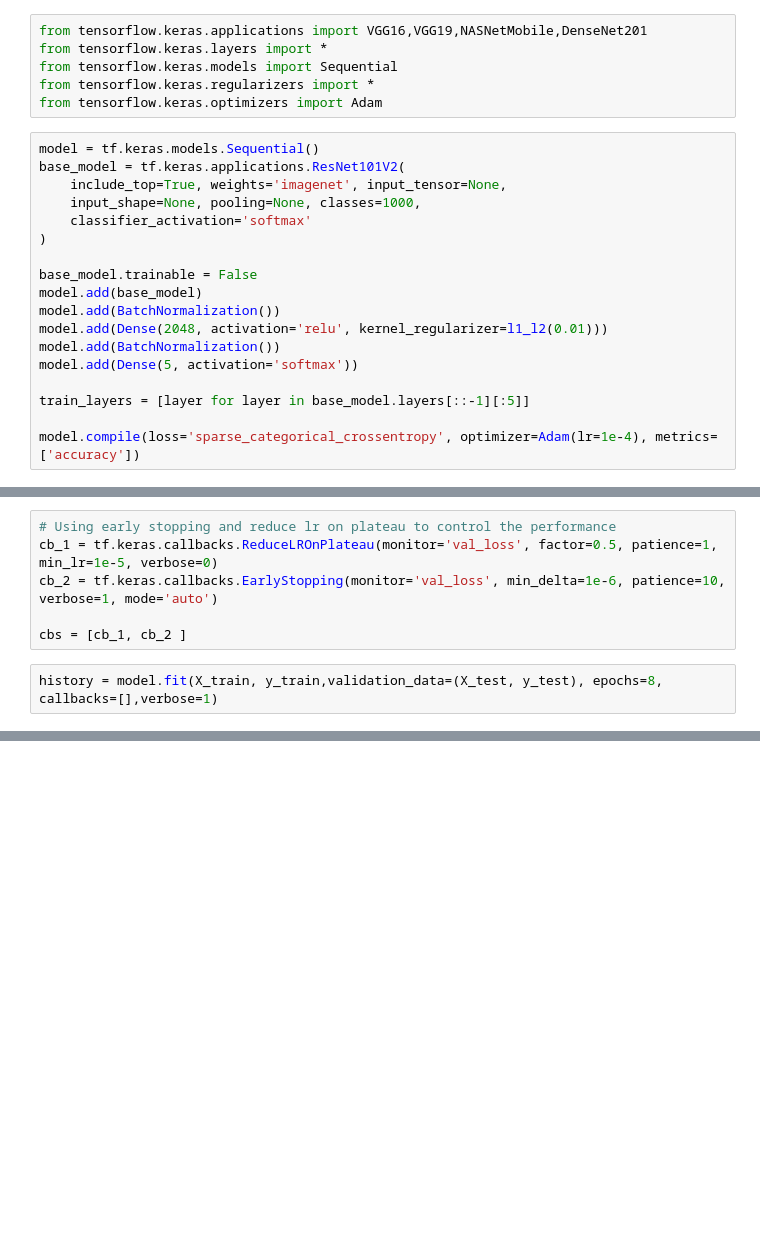
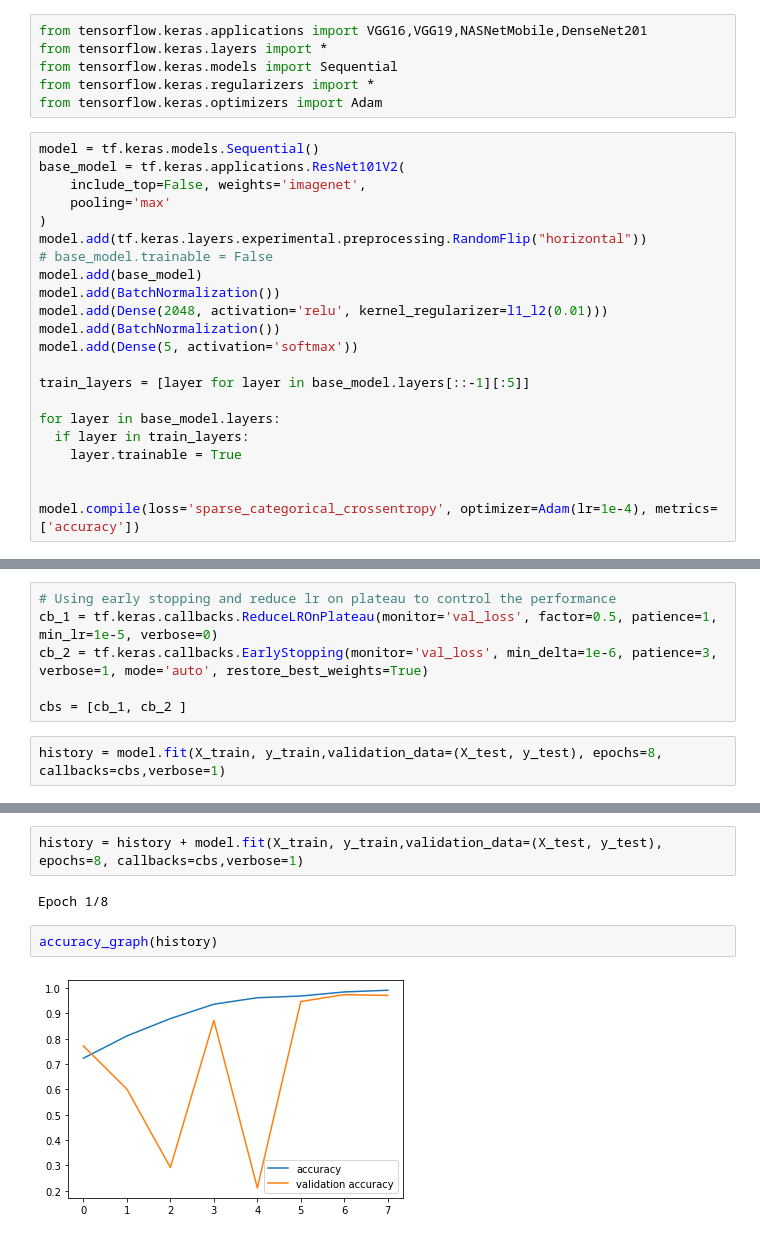
Before and after one commit to Azariagmt/pulmonary-disorder-detection-using-x-ray-images, a Jupyter notebook: notebooks/ResNet101V2.ipynb, the cells around one changed output, grey strips where cells are left out. Saved outputs shown, nothing was run; the diff lists cells and outputs as text; blank space fills up the shorter version.

Commit message:
ResNet101V2 update with training model of 97% accuracy

```diff
--- a/notebooks/ResNet101V2.ipynb
+++ b/notebooks/ResNet101V2.ipynb
@@ -56,12 +56,11 @@ from tensorflow.keras.optimizers import Adam
 # %%
 model = tf.keras.models.Sequential()
 base_model = tf.keras.applications.ResNet101V2(
-    include_top=True, weights='imagenet', input_tensor=None,
-    input_shape=None, pooling=None, classes=1000,
-    classifier_activation='softmax'
+    include_top=False, weights='imagenet',
+    pooling='max'
 )
-
-base_model.trainable = False
+model.add(tf.keras.layers.experimental.preprocessing.RandomFlip("horizontal"))
+# base_model.trainable = False
 model.add(base_model)
 model.add(BatchNormalization())
 model.add(Dense(2048, activation='relu', kernel_regularizer=l1_l2(0.01)))
@@ -70,6 +69,11 @@ model.add(Dense(5, activation='softmax'))
 
 train_layers = [layer for layer in base_model.layers[::-1][:5]]
 
+for layer in base_model.layers:
+  if layer in train_layers:
+    layer.trainable = True
+
+
 model.compile(loss='sparse_categorical_crossentropy', optimizer=Adam(lr=1e-4), metrics=['accuracy'])
 # %%
 model.summary()
@@ -95,8 +82,8 @@ _________________________________________________________________
 # %%
 # Using early stopping and reduce lr on plateau to control the performance
 cb_1 = tf.keras.callbacks.ReduceLROnPlateau(monitor='val_loss', factor=0.5, patience=1, min_lr=1e-5, verbose=0)
-cb_2 = tf.keras.callbacks.EarlyStopping(monitor='val_loss', min_delta=1e-6, patience=10, verbose=1, mode='auto')
+cb_2 = tf.keras.callbacks.EarlyStopping(monitor='val_loss', min_delta=1e-6, patience=3, verbose=1, mode='auto', restore_best_weights=True)
 
 cbs = [cb_1, cb_2 ]
 # %%
-history = model.fit(X_train, y_train,validation_data=(X_test, y_test), epochs=8, callbacks=[],verbose=1)
+history = model.fit(X_train, y_train,validation_data=(X_test, y_test), epochs=8, callbacks=cbs,verbose=1)
@@ -102,0 +107,8 @@ history = model.fit(X_train, y_train,validation_data=(X_test, y_test), epochs=8,
+# %%
+history = history + model.fit(X_train, y_train,validation_data=(X_test, y_test), epochs=8, callbacks=cbs,verbose=1)
+# %% [output]
+Epoch 1/8
+# %%
+accuracy_graph(history)
+# %% [output]
+[figure, added]
```
Also changed, not shown: parts of 11 cells of this notebook.
